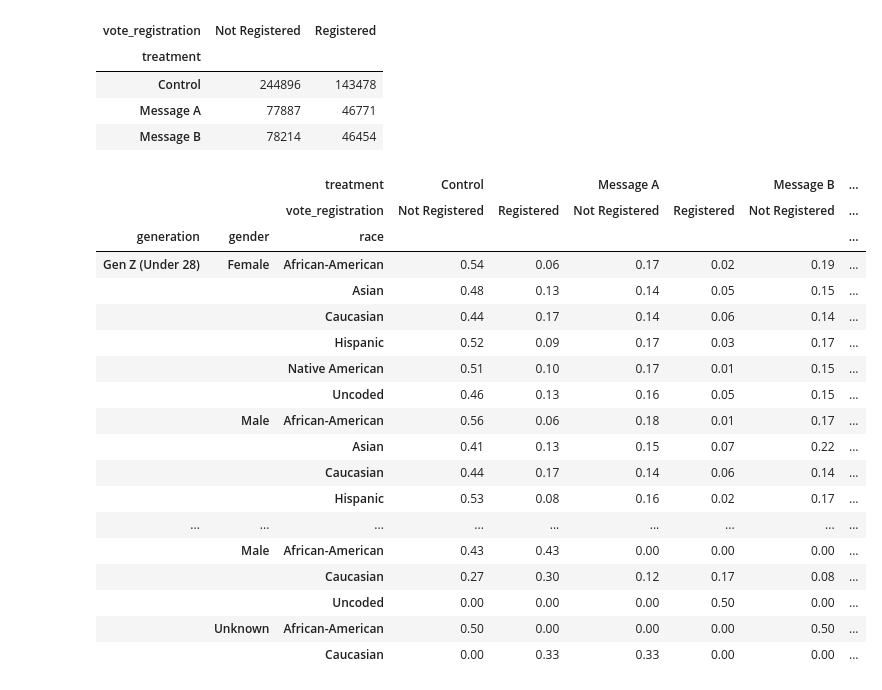
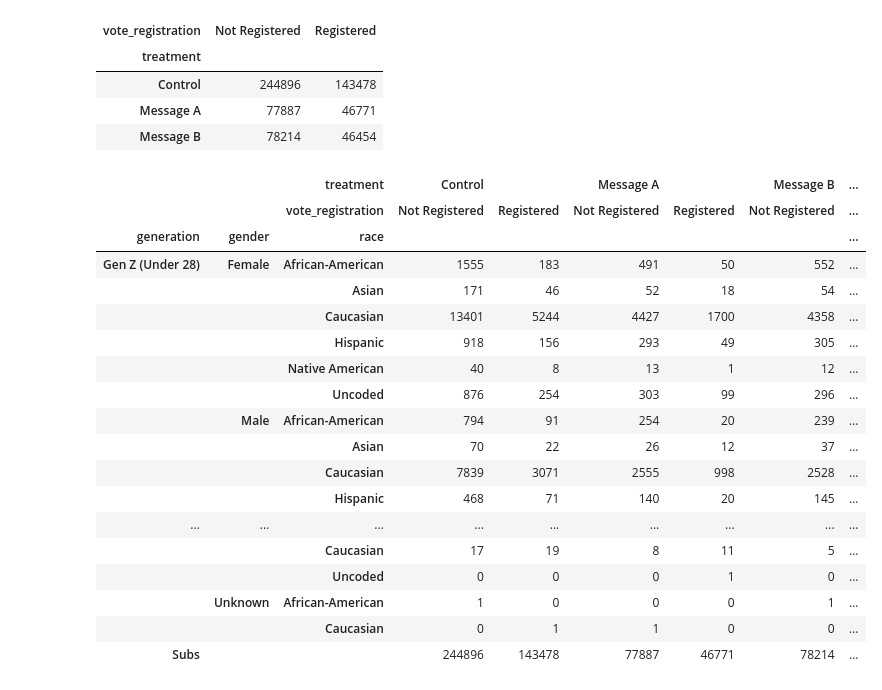
Before and after one commit to dheerajchand/tic_test, a Jupyter notebook: tmc_test_scatchpad.ipynb, the cells around one changed output. Drawn from its saved outputs; the diff is of its cells as text; code cells hidden in the pictures.

```diff
--- a/tmc_test_scatchpad.ipynb
+++ b/tmc_test_scatchpad.ipynb
@@ -117,39 +118,39 @@ pd.crosstab(working_copy_df['treatment'], working_copy_df['vote_registration'])
 # %%
 count_table = pd.crosstab(
     [working_copy_df['generation'],working_copy_df['gender'], working_copy_df['race']], # rows
     [working_copy_df.treatment, working_copy_df.vote_registration], #columns
     margins=True, # give subtotals
     margins_name = "Subs",
 )
 
 perc_table = pd.crosstab(
     [working_copy_df['generation'],working_copy_df['gender'], working_copy_df['race']], # rows
     [working_copy_df.treatment, working_copy_df.vote_registration], #columns
     #margins=True, # give subtotals
     #margins_name = "Subs",
     normalize = "index"
 )
 
 
 analysis_table = pd.concat([count_table, perc_table], keys=['Count', 'Percentage'])
-display(perc_table)
+display(count_table)
 # %% [output]
 |  |  | treatment | Control |  | Message A |  | Message B | ... |
 |  |  | vote_registration | Not Registered | Registered | Not Registered | Registered | Not Registered | ... |
 | generation | gender | race |  |  |  |  |  | ... |
-| Gen Z (Under 28) | Female | African-American | 0.54 | 0.06 | 0.17 | 0.02 | 0.19 | ... |
-|  |  | Asian | 0.48 | 0.13 | 0.14 | 0.05 | 0.15 | ... |
-|  |  | Caucasian | 0.44 | 0.17 | 0.14 | 0.06 | 0.14 | ... |
-|  |  | Hispanic | 0.52 | 0.09 | 0.17 | 0.03 | 0.17 | ... |
-|  |  | Native American | 0.51 | 0.10 | 0.17 | 0.01 | 0.15 | ... |
-|  |  | Uncoded | 0.46 | 0.13 | 0.16 | 0.05 | 0.15 | ... |
-|  | Male | African-American | 0.56 | 0.06 | 0.18 | 0.01 | 0.17 | ... |
-|  |  | Asian | 0.41 | 0.13 | 0.15 | 0.07 | 0.22 | ... |
-|  |  | Caucasian | 0.44 | 0.17 | 0.14 | 0.06 | 0.14 | ... |
-|  |  | Hispanic | 0.53 | 0.08 | 0.16 | 0.02 | 0.17 | ... |
+| Gen Z (Under 28) | Female | African-American | 1555 | 183 | 491 | 50 | 552 | ... |
+|  |  | Asian | 171 | 46 | 52 | 18 | 54 | ... |
+|  |  | Caucasian | 13401 | 5244 | 4427 | 1700 | 4358 | ... |
+|  |  | Hispanic | 918 | 156 | 293 | 49 | 305 | ... |
+|  |  | Native American | 40 | 8 | 13 | 1 | 12 | ... |
+|  |  | Uncoded | 876 | 254 | 303 | 99 | 296 | ... |
+|  | Male | African-American | 794 | 91 | 254 | 20 | 239 | ... |
+|  |  | Asian | 70 | 22 | 26 | 12 | 37 | ... |
+|  |  | Caucasian | 7839 | 3071 | 2555 | 998 | 2528 | ... |
+|  |  | Hispanic | 468 | 71 | 140 | 20 | 145 | ... |
 | ... | ... | ... | ... | ... | ... | ... | ... | ... |
-|  | Male | African-American | 0.43 | 0.43 | 0.00 | 0.00 | 0.00 | ... |
-|  |  | Caucasian | 0.27 | 0.30 | 0.12 | 0.17 | 0.08 | ... |
-|  |  | Uncoded | 0.00 | 0.00 | 0.00 | 0.50 | 0.00 | ... |
-|  | Unknown | African-American | 0.50 | 0.00 | 0.00 | 0.00 | 0.50 | ... |
-|  |  | Caucasian | 0.00 | 0.33 | 0.33 | 0.00 | 0.00 | ... |
+|  |  | Caucasian | 17 | 19 | 8 | 11 | 5 | ... |
+|  |  | Uncoded | 0 | 0 | 0 | 1 | 0 | ... |
+|  | Unknown | African-American | 1 | 0 | 0 | 0 | 1 | ... |
+|  |  | Caucasian | 0 | 1 | 1 | 0 | 0 | ... |
+| Subs |  |  | 244896 | 143478 | 77887 | 46771 | 78214 | ... |
```
Also changed, not shown: parts of 2 cells of this notebook.
